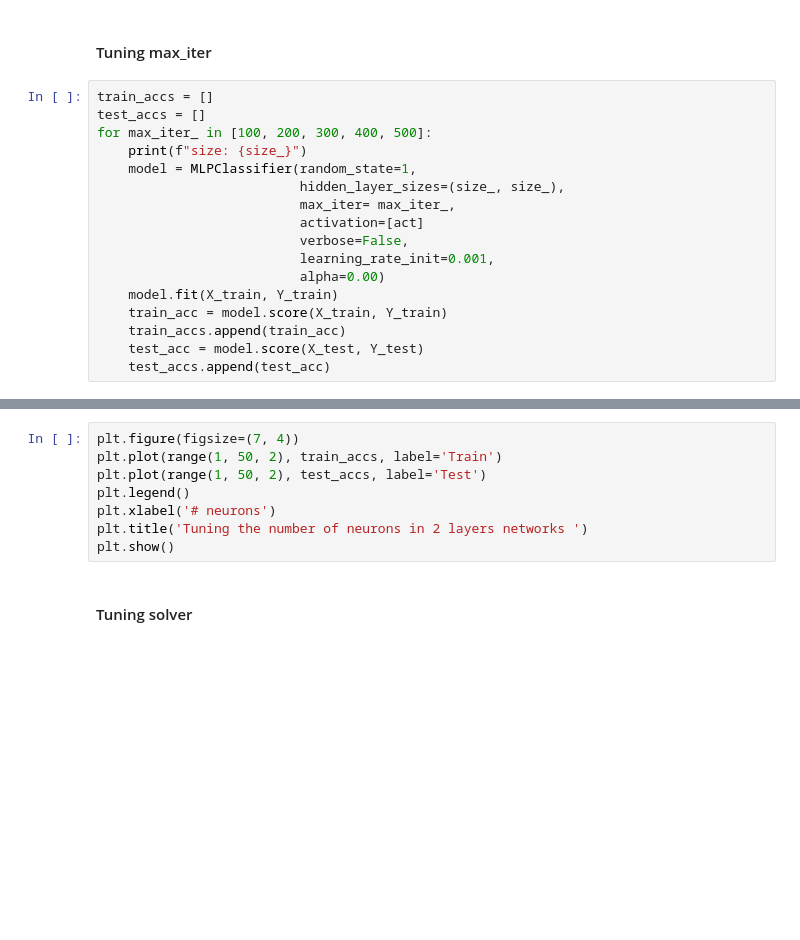
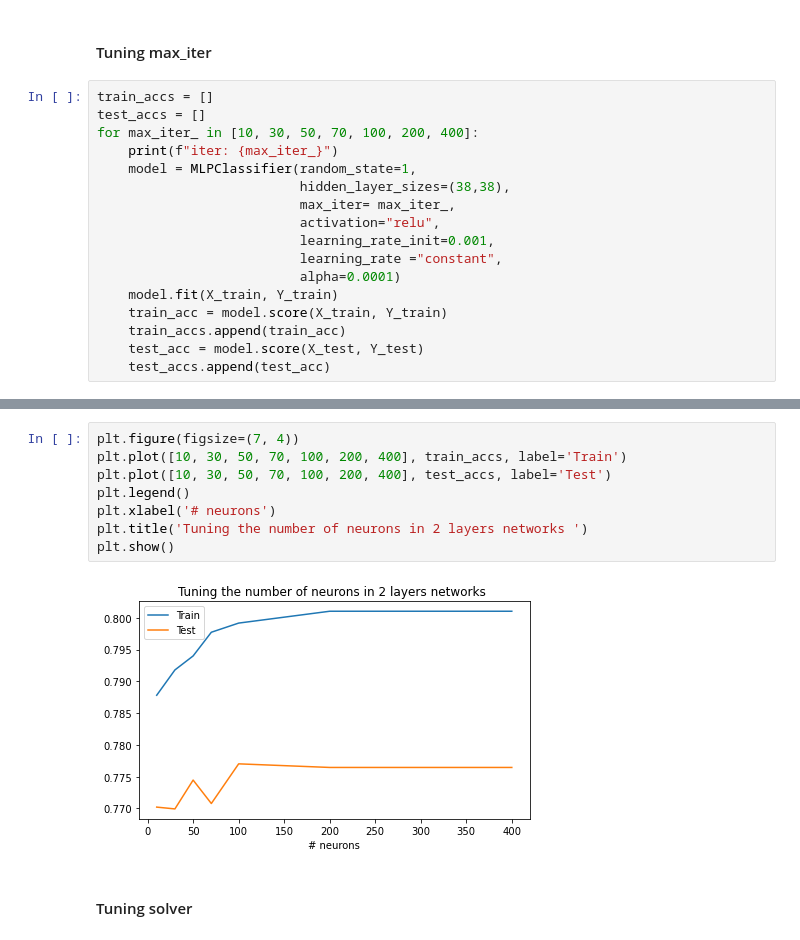
Before and after one commit to yuvalazu/ML---Course, a Jupyter notebook: ML part 2.0.ipynb, the cells around one changed output, grey strips where cells are left out. Cells and saved outputs as stored; diff of their text form; blank space fills up the shorter version.

```diff
--- a/ML part 2.0.ipynb
+++ b/ML part 2.0.ipynb
@@ -585,15 +672,15 @@ plt.show()
 # %%
 train_accs = []
 test_accs = []
-for max_iter_ in [100, 200, 300, 400, 500]:
-    print(f"size: {size_}")
+for max_iter_ in [10, 30, 50, 70, 100, 200, 400]:
+    print(f"iter: {max_iter_}")
     model = MLPClassifier(random_state=1,
-                          hidden_layer_sizes=(size_, size_),
+                          hidden_layer_sizes=(38,38),
                           max_iter= max_iter_,
-                          activation=[act]
-                          verbose=False,
+                          activation="relu",
                           learning_rate_init=0.001,
-                          alpha=0.00)
+                          learning_rate ="constant",
+                          alpha=0.0001)
     model.fit(X_train, Y_train)
     train_acc = model.score(X_train, Y_train)
     train_accs.append(train_acc)
@@ -602,11 +697,13 @@ for max_iter_ in [100, 200, 300, 400, 500]:
 # %%
 plt.figure(figsize=(7, 4))
-plt.plot(range(1, 50, 2), train_accs, label='Train')
-plt.plot(range(1, 50, 2), test_accs, label='Test')
+plt.plot([10, 30, 50, 70, 100, 200, 400], train_accs, label='Train')
+plt.plot([10, 30, 50, 70, 100, 200, 400], test_accs, label='Test')
 plt.legend()
 plt.xlabel('# neurons')
 plt.title('Tuning the number of neurons in 2 layers networks ')
 plt.show()
+# %% [output]
+[figure, added]
 # %% [markdown]
 #### Tuning solver
 # %%
```
Also changed, not shown: parts of 71 cells of this notebook.
